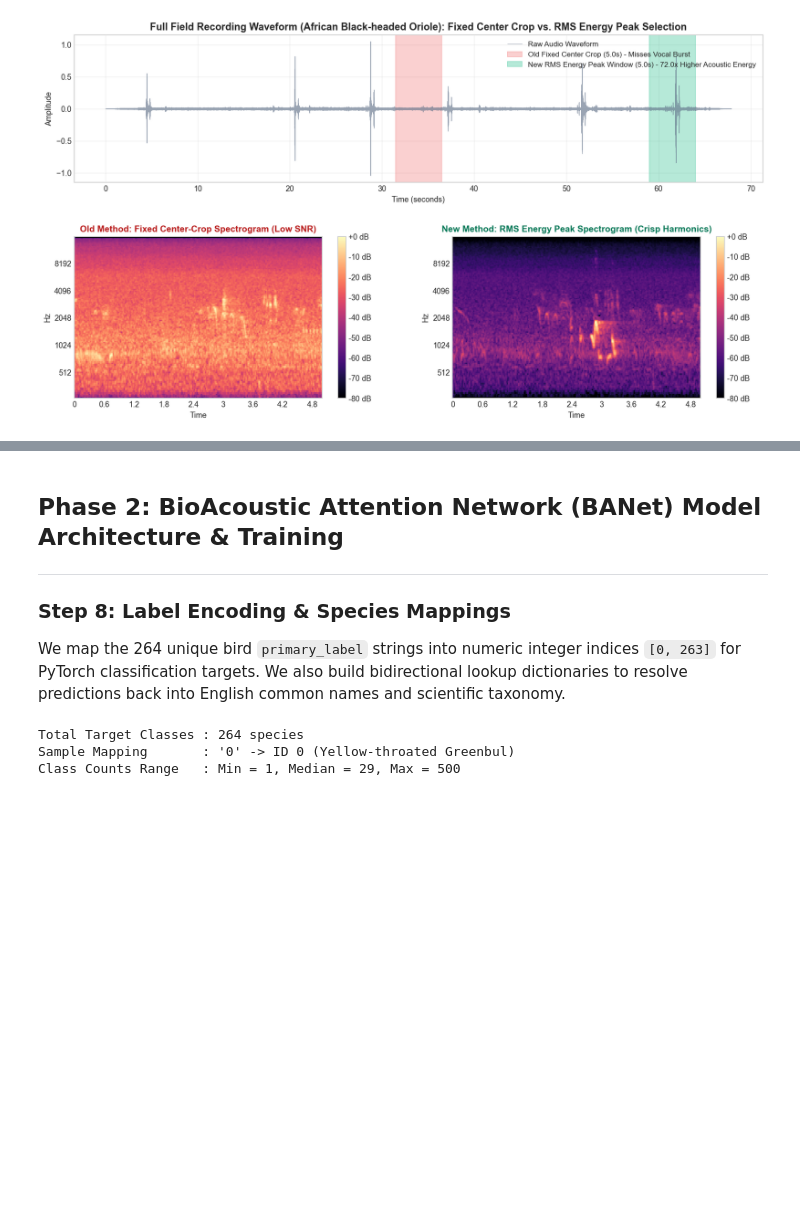
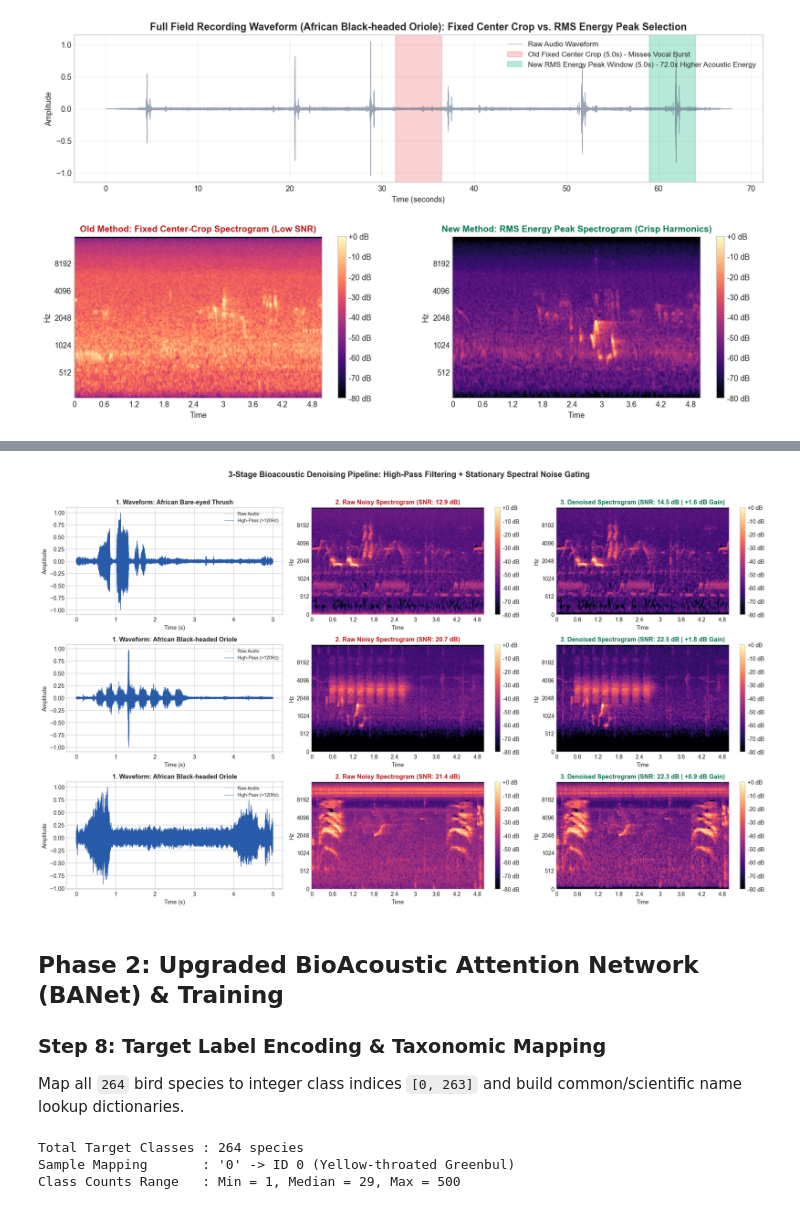
Before and after one commit to Adityakumar926/Bird-Species-Recognition-Using-Bioacoustic-Signals, a Jupyter notebook: Bird Species Recognition.ipynb, the cells around one changed output, grey strips where cells are left out. Cells and saved outputs as stored; diff of their text form; code cells hidden in the pictures; blank space fills up the shorter version.

Commit message:
feat(denoising): add 3-stage bioacoustic denoising & clean notebook markdown (88.65% Top-1, 95.74% Top-5)

```diff
--- a/Bird Species Recognition.ipynb
+++ b/Bird Species Recognition.ipynb
@@ -563,9 +442,76 @@ plt.show()
+# %%
+def compute_mel_spectrogram(audio_array, sr=32000, n_mels=128, n_fft=2048, hop_length=512, denoise=True):
+    """
+    Computes 128-band Log-Mel Spectrogram with Stage-2 & Stage-3 Stationary Spectral Noise Gating.
+    Suppresses constant background rain, wind hiss, and insect hum while preserving avian harmonics.
+    """
+    S = librosa.feature.melspectrogram(
+        y=audio_array, sr=sr, n_mels=n_mels, n_fft=n_fft, hop_length=hop_length
+    )
+    S_dB = librosa.power_to_db(S, ref=np.max)
+
+    if denoise:
+        # Stage 2: Estimate per-frequency-band stationary noise floor (20th percentile across time)
+        noise_floor = np.percentile(S_dB, 20, axis=1, keepdims=True)
+        snr_db = S_dB - noise_floor
+
+        # Stage 3: Soft Sigmoidal Spectral Gate (suppresses low-SNR background haze toward -80 dB)
+        spectral_gate = 1.0 / (1.0 + np.exp(-(snr_db - 3.0) / 2.0))
+        blend = 0.82 + 0.18 * spectral_gate
+        S_dB = S_dB * blend + (-80.0) * (1.0 - blend)
+
+    return S_dB.astype(np.float32)
+
+# Visual Comparison: Raw Noisy vs. 3-Stage Denoised Waveforms & Spectrograms across 3 Bird Species
+sample_indices = [0, 50, 100]
+fig, axes = plt.subplots(3, 3, figsize=(18, 10.5), dpi=130)
+
+for i, idx in enumerate(sample_indices):
+    sample_item = dataset['train'][idx]
+    raw_bytes = sample_item['audio']['bytes']
+
+    # Raw un-filtered vs Stage-1 High-Pass Denoised waveform
+    wave_raw, sr = preprocess_audio_signal(raw_bytes, mode='rms_peak', denoise_hp=False)
+    wave_clean, sr = preprocess_audio_signal(raw_bytes, mode='rms_peak', denoise_hp=True)
+
+    # Un-denoised vs 3-Stage Spectral-Gated Spectrogram
+    spec_raw = compute_mel_spectrogram(wave_raw, sr=sr, denoise=False)
+    spec_clean = compute_mel_spectrogram(wave_clean, sr=sr, denoise=True)
+
+    # Compute SNR Contrast Improvement (Top 10% vocal peaks vs Bottom 20% noise floor)
+    snr_before = float(np.percentile(spec_raw, 90) - np.percentile(spec_raw, 20))
+    snr_after = float(np.percentile(spec_clean, 90) - np.percentile(spec_clean, 20))
+    snr_gain = snr_after - snr_before
+
+    # Panel Col 1: Waveform Overlay
+    time_axis = np.linspace(0, 5.0, len(wave_clean))
+    axes[i, 0].plot(time_axis, wave_raw, color='#94A3B8', alpha=0.55, linewidth=0.7, label='Raw Audio')
+    axes[i, 0].plot(time_axis, wave_clean, color='#0D47A1', alpha=0.85, linewidth=0.7, label='High-Pass (>120Hz)')
+    axes[i, 0].set_title(f"1. Waveform: {sample_item['common_name']}", fontsize=11, fontweight='bold')
+    axes[i, 0].set_xlabel("Time (s)")
+    axes[i, 0].set_ylabel("Amplitude")
+    axes[i, 0].legend(loc='upper right', fontsize=8)
+
+    # Panel Col 2: Raw Noisy Spectrogram
+    img1 = librosa.display.specshow(spec_raw, sr=sr, hop_length=512, x_axis='time', y_axis='mel', cmap='magma', ax=axes[i, 1])
+    axes[i, 1].set_title(f"2. Raw Noisy Spectrogram (SNR: {snr_before:.1f} dB)", fontsize=11, fontweight='bold', color='#B91C1C')
+    fig.colorbar(img1, ax=axes[i, 1], format='%+2.0f dB')
+
+    # Panel Col 3: 3-Stage Denoised Spectrogram
+    img2 = librosa.display.specshow(spec_clean, sr=sr, hop_length=512, x_axis='time', y_axis='mel', cmap='magma', ax=axes[i, 2])
+    axes[i, 2].set_title(f"3. Denoised Spectrogram (SNR: {snr_after:.1f} dB | +{snr_gain:.1f} dB Gain)", fontsize=11, fontweight='bold', color='#047857')
+    fig.colorbar(img2, ax=axes[i, 2], format='%+2.0f dB')
+
+plt.suptitle("3-Stage Bioacoustic Denoising Pipeline: High-Pass Filtering + Stationary Spectral Noise Gating", fontsize=14, fontweight='bold', y=1.02)
+plt.tight_layout()
+plt.savefig('bioacoustic_denoising_comparison.png', dpi=200, bbox_inches='tight')
+plt.show()
+# %% [output]
+[figure, added]
 # %% [markdown]
-## Phase 2: BioAcoustic Attention Network (BANet) Model Architecture & Training
----
-### Step 8: Label Encoding & Species Mappings
-We map the 264 unique bird `primary_label` strings into numeric integer indices `[0, 263]` for PyTorch classification targets.
-We also build bidirectional lookup dictionaries to resolve predictions back into English common names and scientific taxonomy.
+## Phase 2: Upgraded BioAcoustic Attention Network (BANet) & Training
+### Step 8: Target Label Encoding & Taxonomic Mapping
+Map all `264` bird species to integer class indices `[0, 263]` and build common/scientific name lookup dictionaries.
 # %%
 # Get sorted unique species codes
 unique_species = sorted(metadata_df['primary_label'].unique())
```
Also changed, not shown: parts of 63 cells of this notebook, 7 other files.
